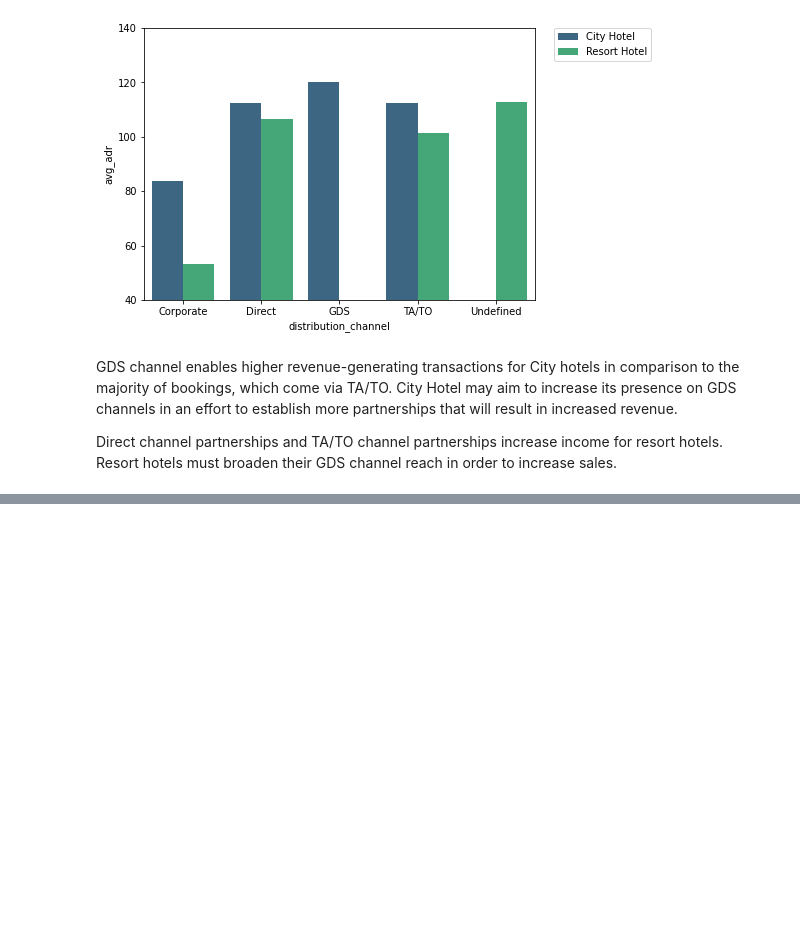
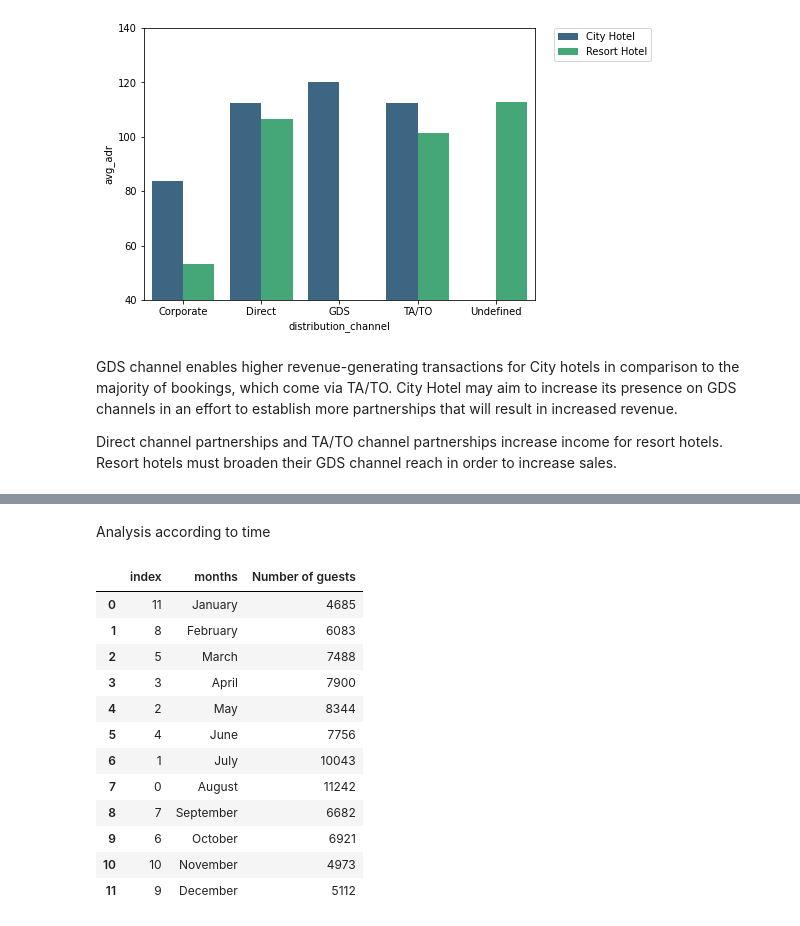
Before and after one commit to Shashankshekharpandey/Hotel-Booking-Analysis, a Jupyter notebook: Hotel_Booking_Analysis.ipynb, the cells around one changed output, grey strips where cells are left out. Saved outputs shown, nothing was run; the diff lists cells and outputs as text; code cells hidden in the pictures; blank space fills up the shorter version.

```diff
--- a/Hotel_Booking_Analysis.ipynb
+++ b/Hotel_Booking_Analysis.ipynb
@@ -491,0 +520,24 @@ Direct channel partnerships and TA/TO channel partnerships increase income for r
+# %% [markdown]
+Analysis according to time
+# %%
+# Find most busy month?
+d_month = df1['arrival_date_month'].value_counts().reset_index()
+d_month.columns = ['months','Number of guests']
+d_month
+months = ['January', 'February', 'March', 'April', 'May', 'June', 'July', 'August', 'September', 'October', 'November', 'December']
+d_month['months'] = pd.Categorical(d_month['months'], categories=months, ordered=True)
+d_month.sort_values('months').reset_index()
+# %% [output]
+|  | index | months | Number of guests |
+| 0 | 11 | January | 4685 |
+| 1 | 8 | February | 6083 |
+| 2 | 5 | March | 7488 |
+| 3 | 3 | April | 7900 |
+| 4 | 2 | May | 8344 |
+| 5 | 4 | June | 7756 |
+| 6 | 1 | July | 10043 |
+| 7 | 0 | August | 11242 |
+| 8 | 7 | September | 6682 |
+| 9 | 6 | October | 6921 |
+| 10 | 10 | November | 4973 |
+| 11 | 9 | December | 5112 |
```
Also changed, not shown: parts of 7 cells of this notebook.
